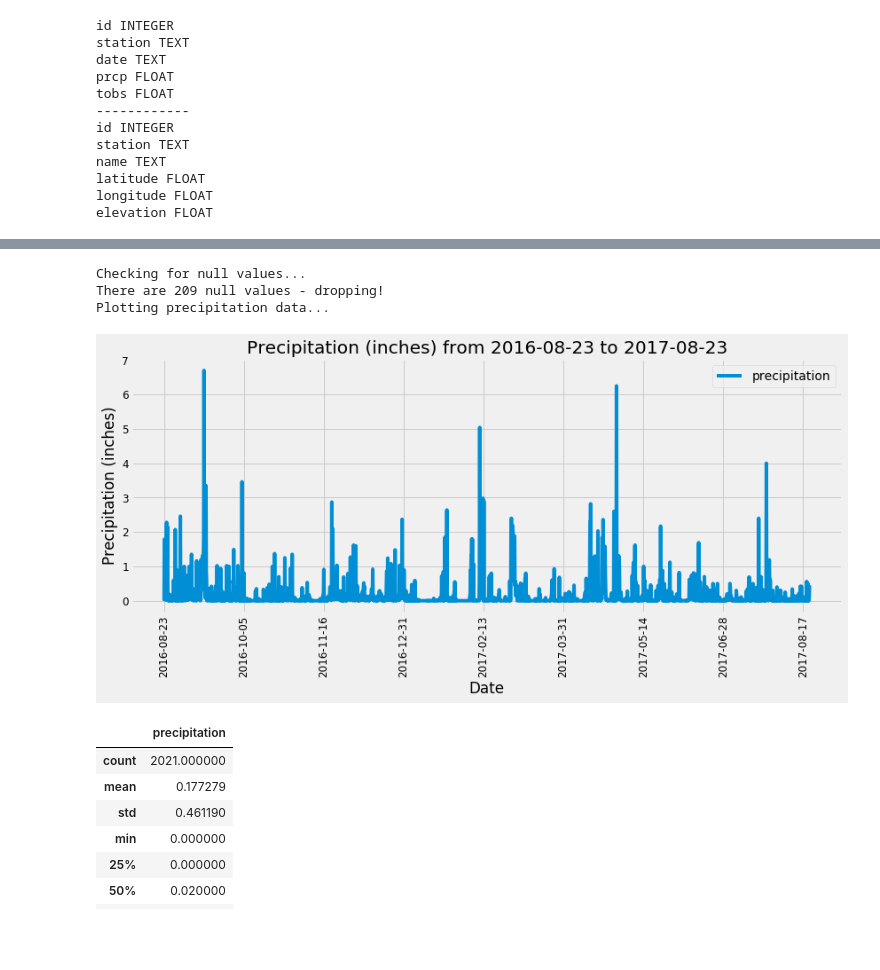
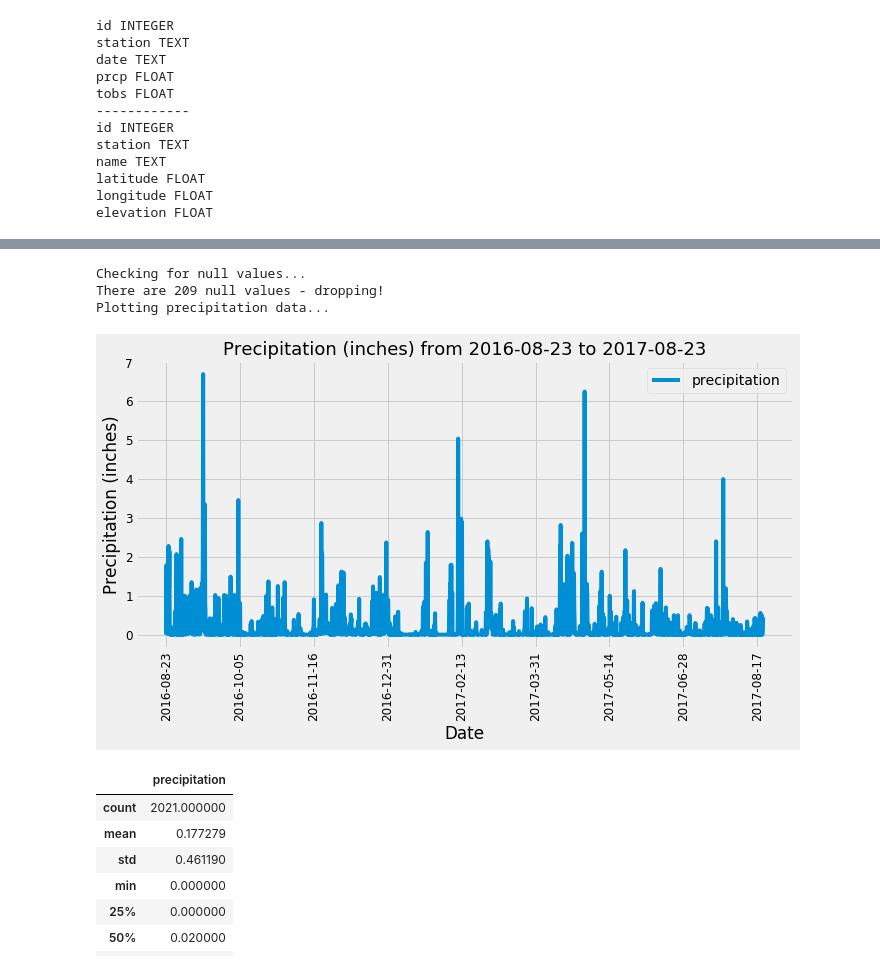
Before and after one commit to neha-nayeem/sqlalchemy-challenge, a Jupyter notebook: climate-analysis.ipynb, the cells around one changed output, grey strips where cells are left out. Cells and saved outputs as stored; diff of their text form; code cells hidden in the pictures; blank space fills up the shorter version.

```diff
--- a/climate-analysis.ipynb
+++ b/climate-analysis.ipynb
@@ -63,7 +73,9 @@ elevation FLOAT
 # %%
-# ****************************************************************************************
+# ************************
+# PRECIPITATION ANALYSIS
+# ************************
+
 # Design a query to retrieve the last 12 months of precipitation data and plot the results
-# ****************************************************************************************
 
 # --- query the db and get the last data point (first in the descending order list) and find the date ---
 last_date = session.query(measurement.date).order_by(measurement.date.desc()).first()[0]
@@ -77,36 +89,36 @@ date_oneyearago = last_dt - dt.timedelta(days=365)
 # --- perform a query to retrieve the data and precipitation scores ---
 prcp_data = session.query(measurement.date, measurement.prcp).\
             filter((measurement.date >= date_oneyearago)\
                     & (measurement.date <= last_dt)).all()
 
 # --- save the query results as a Pandas DataFrame, sort by date and set the index to the date column ---
 prcp_df = pd.DataFrame(prcp_data).sort_values("date").set_index("date")
 
 # --- rename prcp column ---
 prcp_df.rename(columns={"prcp":"precipitation"}, inplace=True)
 
 # --- check and drop null values ---
 print("Checking for null values...")
 print(f"There are {prcp_df['precipitation'].isnull().sum()} null values - dropping!")
 
 prcp_df.dropna(axis=0, how="any", inplace=True)
 
 print("Plotting precipitation data...")
 
 # --- use Pandas Plotting with Matplotlib to plot the data ---
-prcp_df.plot(figsize=(12,6), fontsize=12, rot=90)
-plt.title(f"Precipitation (inches) from {date_oneyearago} to {last_dt}")
+prcp_df.plot(figsize=(10,6), fontsize=12, rot=90)
+plt.title(f"Precipitation (inches) from {date_oneyearago} to {last_dt}", fontsize=18)
 plt.xlabel("Date")
 plt.ylabel("Precipitation (inches)")
 
 plt.tight_layout()
 plt.savefig("Images/prcp.png")
 plt.show()
 # %% [output]
 Checking for null values...
 There are 209 null values - dropping!
 Plotting precipitation data...
-[figure, old version]
+[figure, new version]
 # %%
 # --- use Pandas to calculate the summary statistics for the precipitation data ---
 prcp_df.describe()
```
Also changed, not shown: parts of 30 cells of this notebook.
